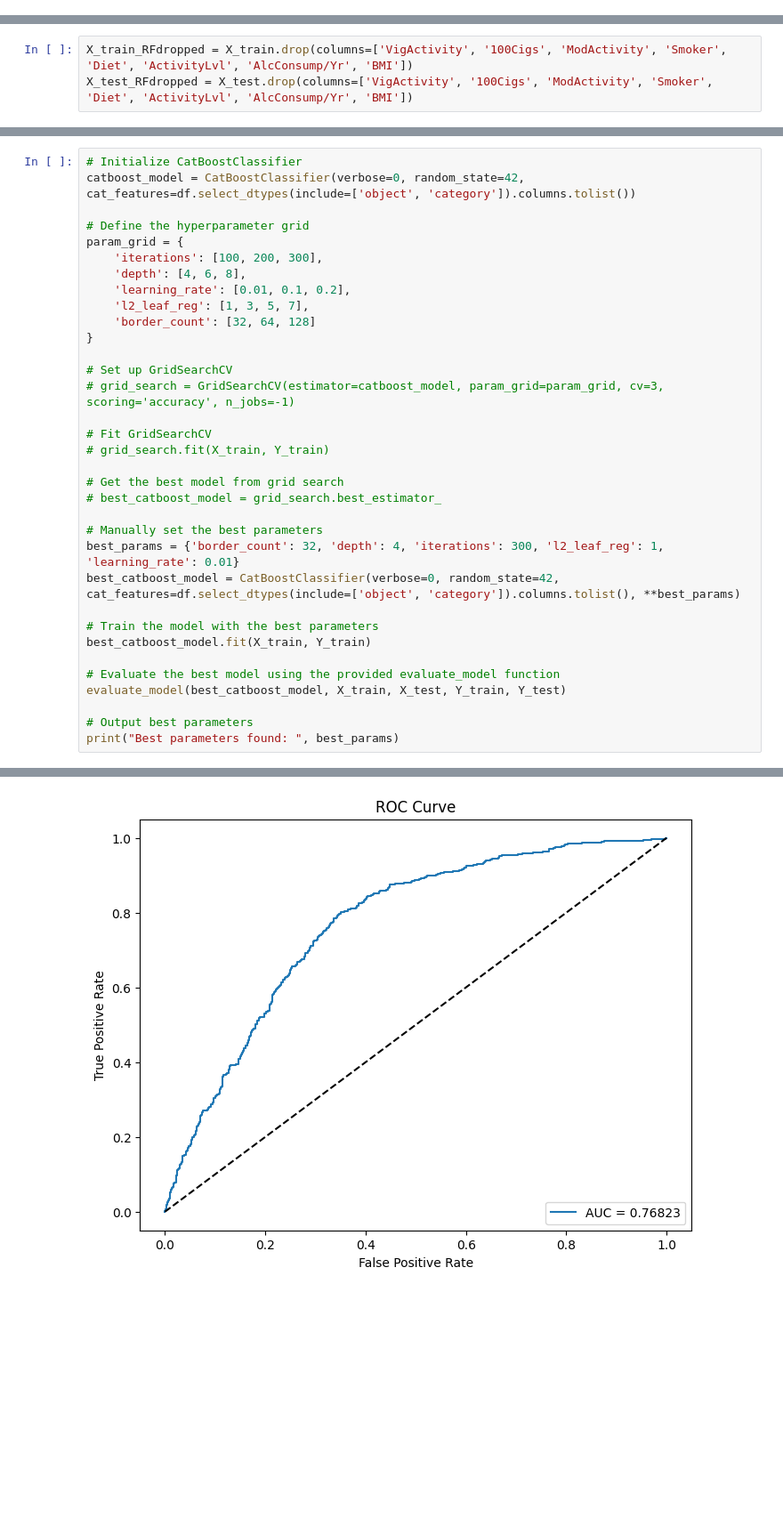
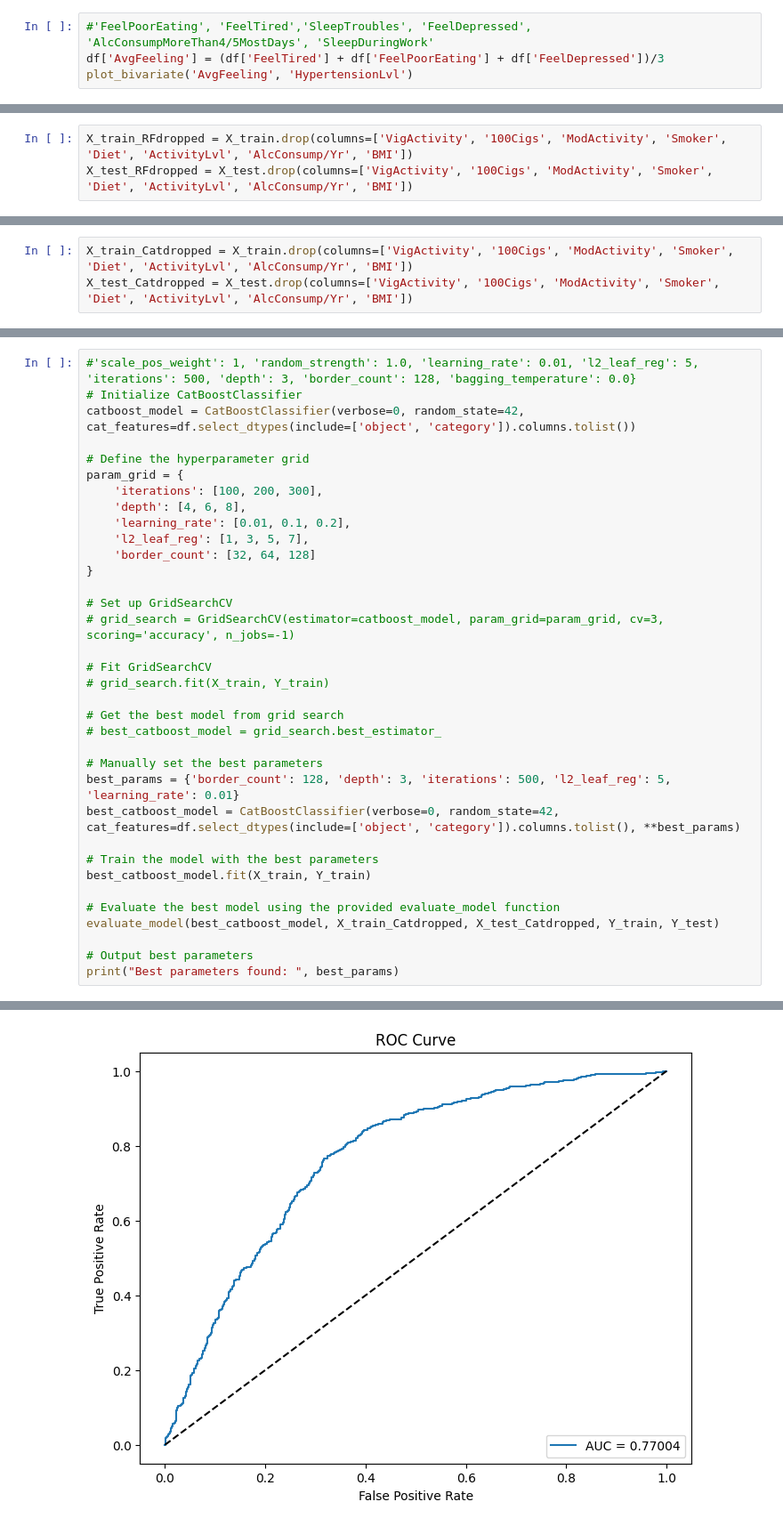
Before and after one commit to samcohen1/HypertensionML, a Jupyter notebook: new_predictor.ipynb, the cells around one changed output, grey strips where cells are left out. Shown at 89% size. Drawn from its saved outputs; the diff is of its cells as text; blank space fills up the shorter version.

Commit message:
Feeling Feature Added

```diff
--- a/new_predictor.ipynb
+++ b/new_predictor.ipynb
@@ -1068,0 +1091,4 @@ plot_bivariate('Prediabetic', 'HypertensionLvl')
+# %%
+#'FeelPoorEating', 'FeelTired','SleepTroubles', 'FeelDepressed', 'AlcConsumpMoreThan4/5MostDays', 'SleepDuringWork'
+df['AvgFeeling'] = (df['FeelTired'] + df['FeelPoorEating'] + df['FeelDepressed'])/3
+plot_bivariate('AvgFeeling', 'HypertensionLvl')
@@ -1674,0 +1745,3 @@ evaluate_features_with_rfe(catboost_model)
+# %%
+X_train_Catdropped = X_train.drop(columns=['VigActivity', '100Cigs', 'ModActivity', 'Smoker', 'Diet', 'ActivityLvl', 'AlcConsump/Yr', 'BMI'])
+X_test_Catdropped = X_test.drop(columns=['VigActivity', '100Cigs', 'ModActivity', 'Smoker', 'Diet', 'ActivityLvl', 'AlcConsump/Yr', 'BMI'])
@@ -1675,4 +1769,5 @@ evaluate_features_with_rfe(catboost_model)
 # %%
+#'scale_pos_weight': 1, 'random_strength': 1.0, 'learning_rate': 0.01, 'l2_leaf_reg': 5, 'iterations': 500, 'depth': 3, 'border_count': 128, 'bagging_temperature': 0.0}
 # Initialize CatBoostClassifier
 catboost_model = CatBoostClassifier(verbose=0, random_state=42, cat_features=df.select_dtypes(include=['object', 'category']).columns.tolist())
 
@@ -1695,14 +1790,14 @@ param_grid = {
 # best_catboost_model = grid_search.best_estimator_
 
 # Manually set the best parameters
-best_params = {'border_count': 32, 'depth': 4, 'iterations': 300, 'l2_leaf_reg': 1, 'learning_rate': 0.01}
+best_params = {'border_count': 128, 'depth': 3, 'iterations': 500, 'l2_leaf_reg': 5, 'learning_rate': 0.01}
 best_catboost_model = CatBoostClassifier(verbose=0, random_state=42, cat_features=df.select_dtypes(include=['object', 'category']).columns.tolist(), **best_params)
 
 # Train the model with the best parameters
 best_catboost_model.fit(X_train, Y_train)
 
 # Evaluate the best model using the provided evaluate_model function
-evaluate_model(best_catboost_model, X_train, X_test, Y_train, Y_test)
+evaluate_model(best_catboost_model, X_train_Catdropped, X_test_Catdropped, Y_train, Y_test)
 
 # Output best parameters
 print("Best parameters found: ", best_params)
@@ -1727 +1822 @@ AUC Score: 0.76823
-[figure, old version]
+[figure, new version]
```
Also changed, not shown: parts of 32 cells of this notebook.
